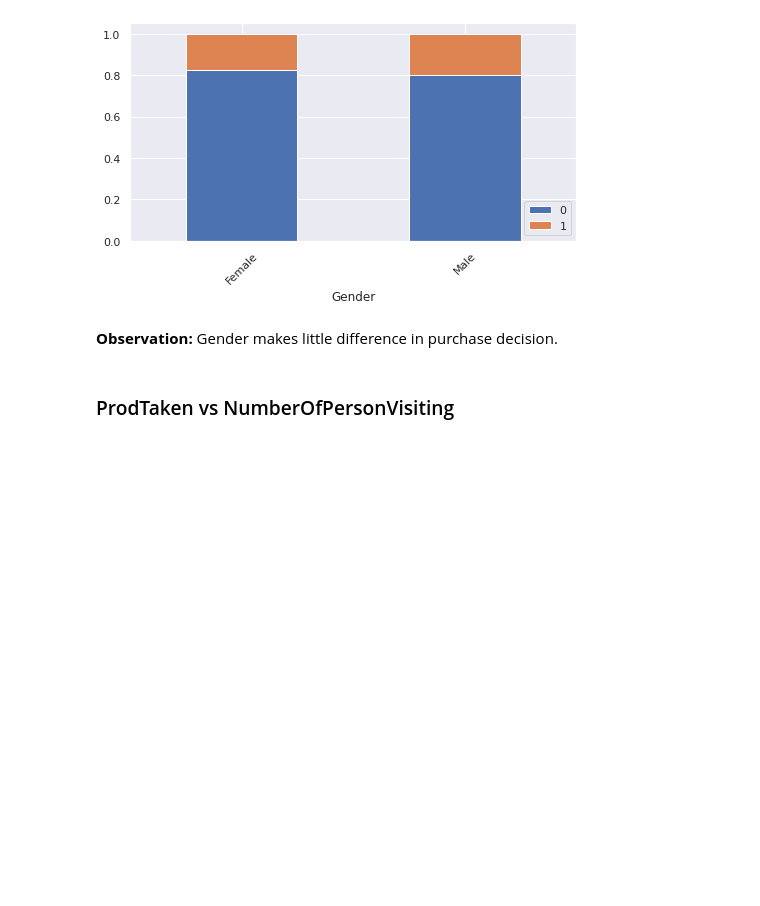
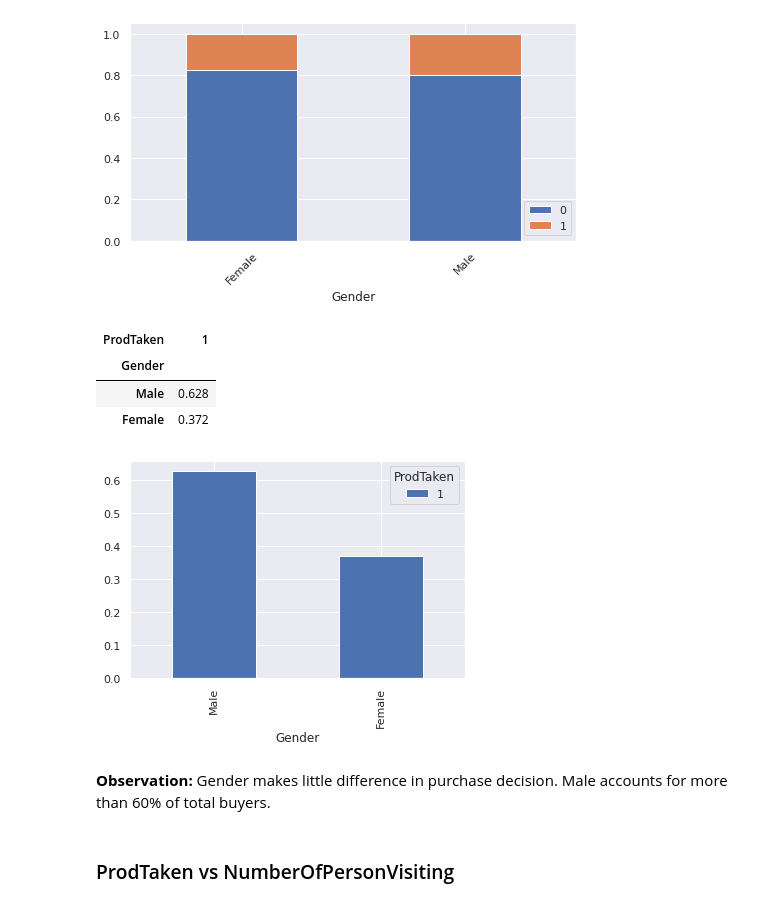
Before and after one commit to liangym2014/Data-science-and-machine-learning, a Jupyter notebook: 4.Travel_Package_Purchase_Prediction_Solution.ipynb, the cells around one changed output. Cells and saved outputs as stored; diff of their text form; code cells hidden in the pictures; blank space fills up the shorter version.

```diff
--- a/4.Travel_Package_Purchase_Prediction_Solution.ipynb
+++ b/4.Travel_Package_Purchase_Prediction_Solution.ipynb
@@ -405,8 +430,16 @@ stacked_bar(['Designation'], 'ProdTaken')
 stacked_bar(['Gender'], 'ProdTaken')
 # %% [output]
 [figure]
+# %%
+buyer_distribution(["Gender"])
+# %% [output]
+| ProdTaken | 1 |
+| Gender |  |
+| Male | 0.628 |
+| Female | 0.372 |
+[figure, added]
 # %% [markdown]
-**Observation:** Gender makes little difference in purchase decision.
+**Observation:** Gender makes little difference in purchase decision. Male accounts for more than 60% of total buyers.
 # %% [markdown]
 ### ProdTaken vs NumberOfPersonVisiting
 # %%
```
Also changed, not shown: parts of 118 cells of this notebook.
